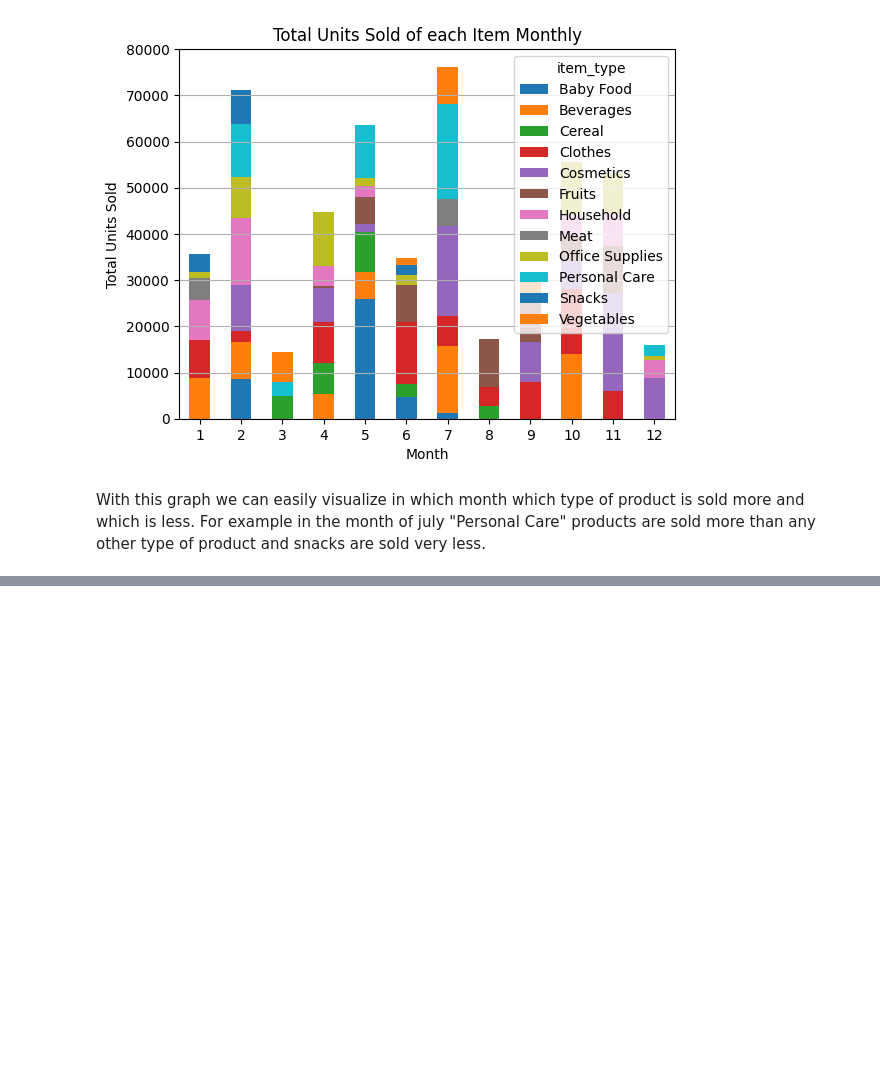
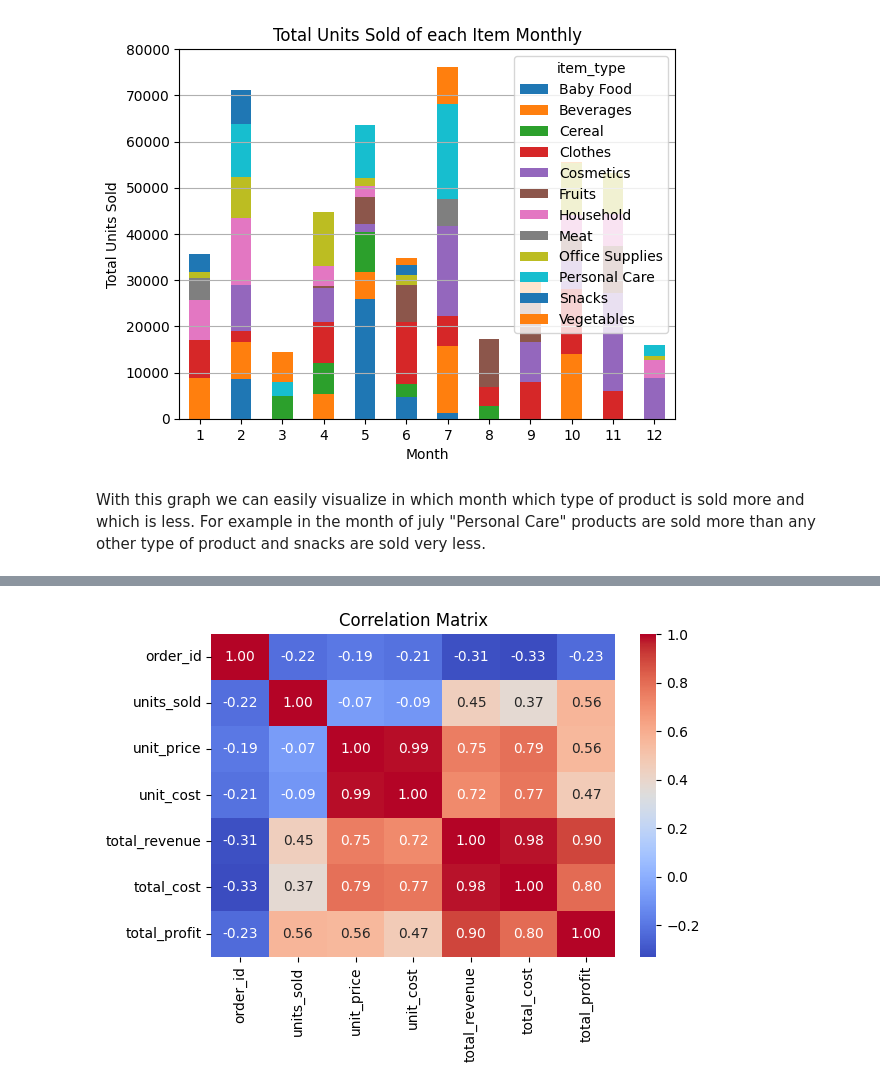
Before and after one commit to sahilkhan-7/amazon-sales-analysis, a Jupyter notebook: main.ipynb, the cells around one changed output, grey strips where cells are left out. Drawn from its saved outputs; the diff is of its cells as text; code cells hidden in the pictures; blank space fills up the shorter version.

```diff
--- a/main.ipynb
+++ b/main.ipynb
@@ -373,0 +406,9 @@ With this graph we can easily visualize in which month which type of product is
+# %%
+# Metrics and Relationships between the variables
+numeric_df = df.select_dtypes(include=['int64', 'float64'])
+correlation_matrix = numeric_df.corr()
+sns.heatmap(correlation_matrix, annot=True, cmap='coolwarm', fmt='.2f')
+plt.title('Correlation Matrix')
+plt.tight_layout()
+# %% [output]
+[figure, added]
```
Also changed, not shown: parts of 10 cells of this notebook.
